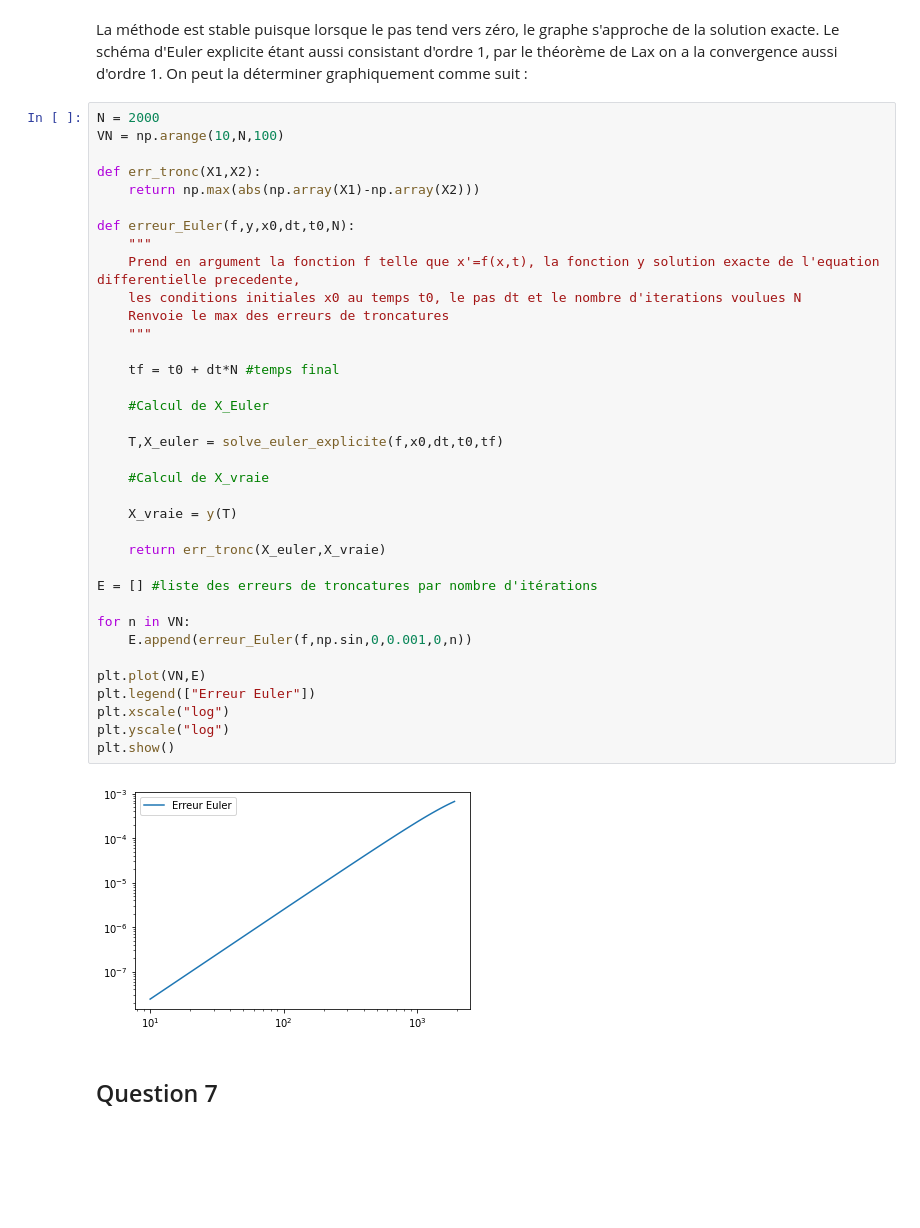
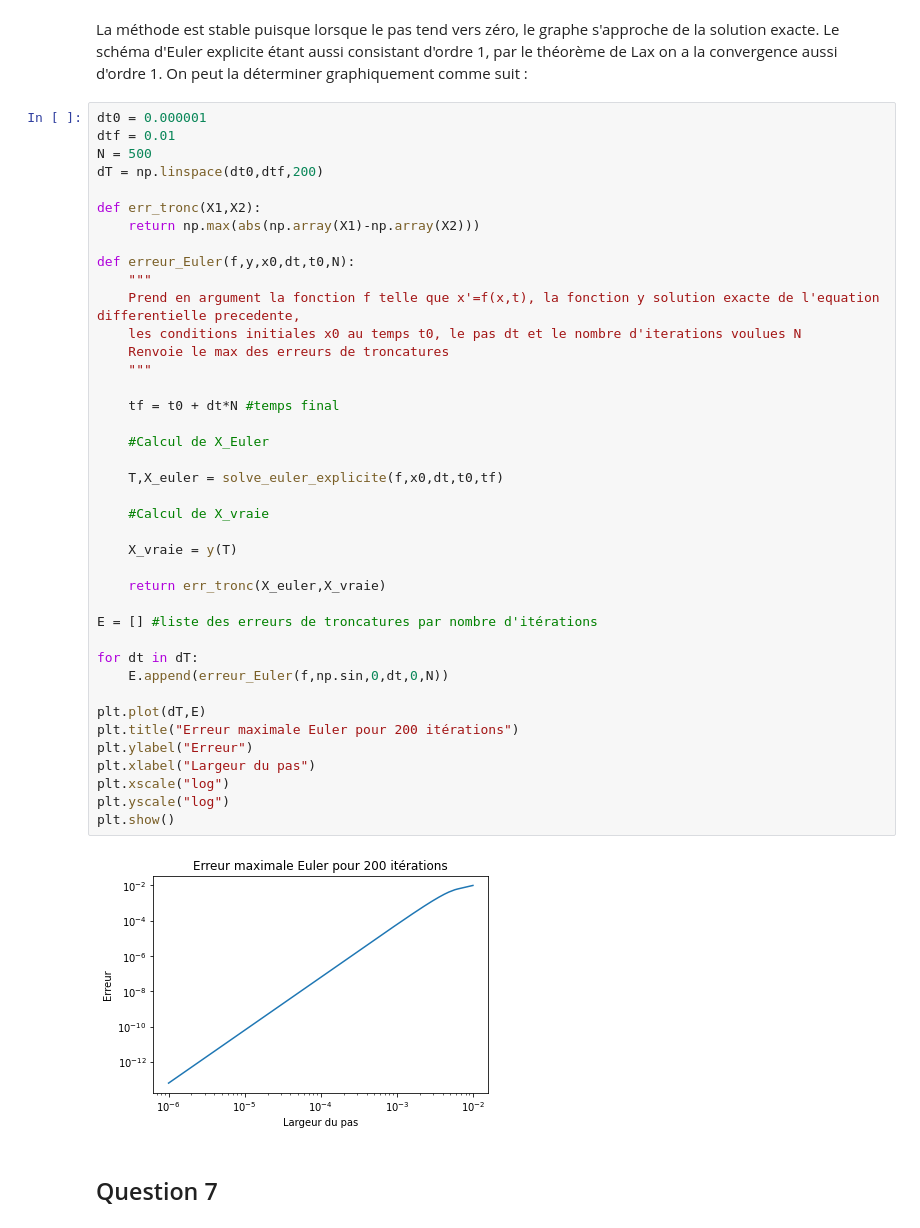
Before and after one commit to hallerantoine/projet-equa-diff, a Jupyter notebook: Projet équations différentielles.ipynb, the cells around one changed output. Drawn from its saved outputs; the diff is of its cells as text; blank space fills up the shorter version.

```diff
--- a/Projet équations différentielles.ipynb
+++ b/Projet équations différentielles.ipynb
@@ -238,43 +238,47 @@ plt.show()
 # %% [markdown]
 La méthode est stable puisque lorsque le pas tend vers zéro, le graphe s'approche de la solution exacte. Le schéma d'Euler explicite étant aussi consistant d'ordre 1, par le théorème de Lax on a la convergence aussi d'ordre 1. On peut la déterminer graphiquement comme suit :
 # %%
-N = 2000
-VN = np.arange(10,N,100)
+dt0 = 0.000001
+dtf = 0.01
+N = 500
+dT = np.linspace(dt0,dtf,200)
 
 def err_tronc(X1,X2):
     return np.max(abs(np.array(X1)-np.array(X2)))
 
 def erreur_Euler(f,y,x0,dt,t0,N):
     """
     Prend en argument la fonction f telle que x'=f(x,t), la fonction y solution exacte de l'equation differentielle precedente,
     les conditions initiales x0 au temps t0, le pas dt et le nombre d'iterations voulues N
     Renvoie le max des erreurs de troncatures
     """
 
     tf = t0 + dt*N #temps final
 
     #Calcul de X_Euler
 
     T,X_euler = solve_euler_explicite(f,x0,dt,t0,tf)
 
     #Calcul de X_vraie
 
     X_vraie = y(T)
 
     return err_tronc(X_euler,X_vraie)
 
 E = [] #liste des erreurs de troncatures par nombre d'itérations
 
-for n in VN:
-    E.append(erreur_Euler(f,np.sin,0,0.001,0,n))
+for dt in dT:
+    E.append(erreur_Euler(f,np.sin,0,dt,0,N))
 
-plt.plot(VN,E)
-plt.legend(["Erreur Euler"])
+plt.plot(dT,E)
+plt.title("Erreur maximale Euler pour 200 itérations")
+plt.ylabel("Erreur")
+plt.xlabel("Largeur du pas")
 plt.xscale("log")
 plt.yscale("log")
 plt.show()
 # %% [output]
-[figure, old version]
+[figure, new version]
 # %% [markdown]
 ## Question 7
 # %%
```
Also changed, not shown: parts of 2 cells of this notebook.
